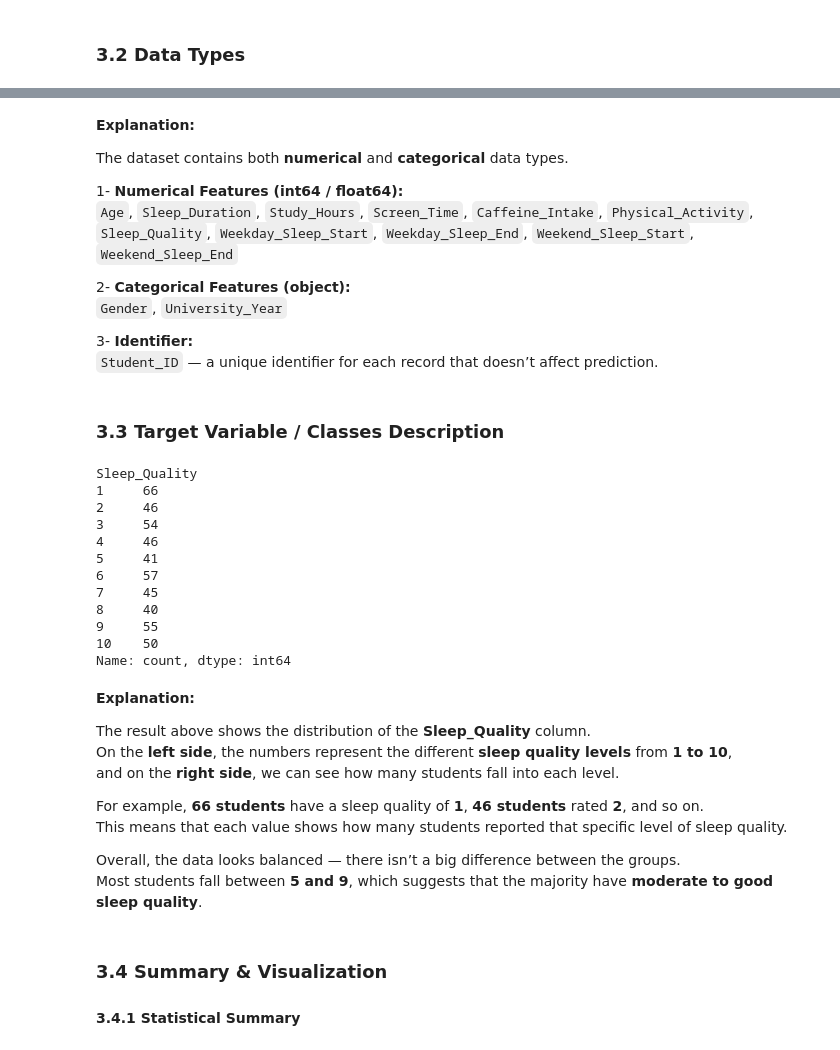
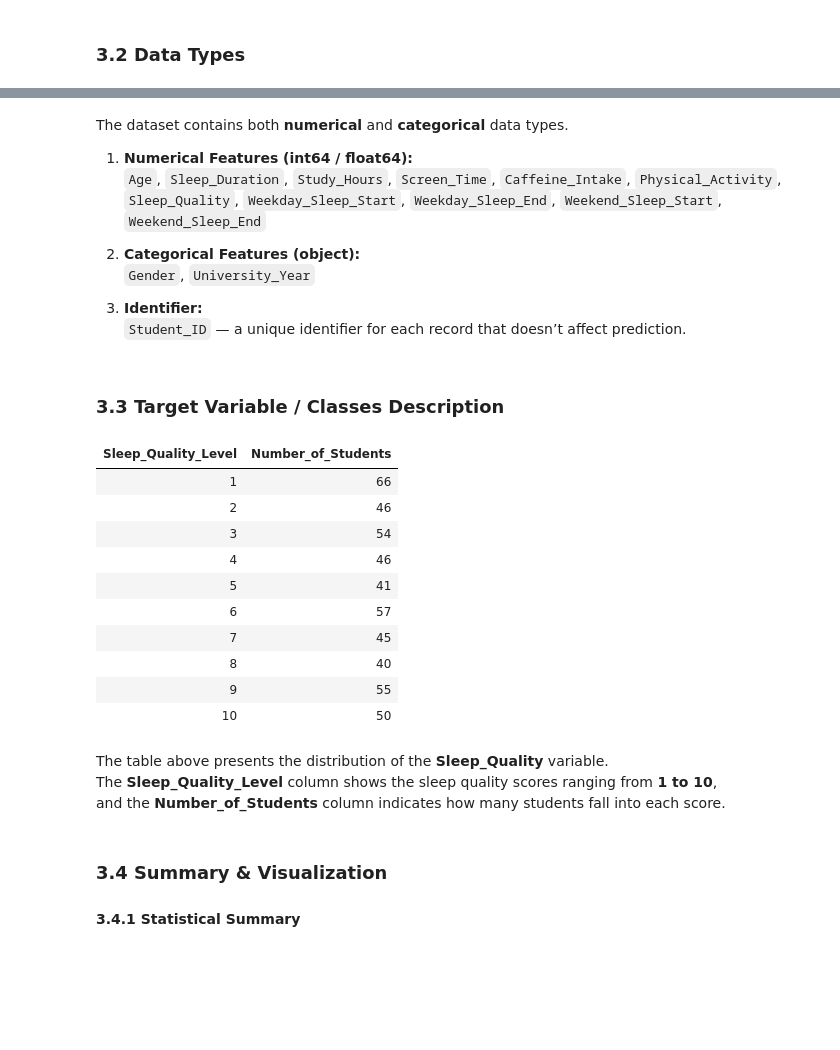
Before and after one commit to sultanahAL/SWE485-Group2, a Jupyter notebook: Phase1_Data_Exploration.ipynb, the cells around one changed output, grey strips where cells are left out. Cells and saved outputs as stored; diff of their text form; code cells hidden in the pictures; blank space fills up the shorter version.

```diff
--- a/Phase1_Data_Exploration.ipynb
+++ b/Phase1_Data_Exploration.ipynb
@@ -82,46 +112,43 @@ dtype: object
 # %% [markdown]
-**Explanation:**
-
 The dataset contains both **numerical** and **categorical** data types.
 
-1- **Numerical Features (int64 / float64):**
+1. **Numerical Features (int64 / float64):**
   `Age`, `Sleep_Duration`, `Study_Hours`, `Screen_Time`, `Caffeine_Intake`, `Physical_Activity`,
   `Sleep_Quality`, `Weekday_Sleep_Start`, `Weekday_Sleep_End`, `Weekend_Sleep_Start`, `Weekend_Sleep_End`
 
-2- **Categorical Features (object):**
+2. **Categorical Features (object):**
   `Gender`, `University_Year`
 
-3- **Identifier:**
+3. **Identifier:**
   `Student_ID` — a unique identifier for each record that doesn’t affect prediction.
 # %% [markdown]
 ### 3.3 Target Variable / Classes Description
 # %%
-df['Sleep_Quality'].value_counts().sort_index()
+import pandas as pd
+df = pd.read_csv("Dataset/student_sleep_patterns.csv")
+
+table = pd.DataFrame({
+    "Sleep_Quality_Level": sorted(df["Sleep_Quality"].unique()),
+    "Number_of_Students": df["Sleep_Quality"].value_counts().sort_index().values
+})
+
+display(table.style.hide(axis="index"))
 # %% [output]
-Sleep_Quality
-1     66
-2     46
-3     54
-4     46
-5     41
-6     57
-7     45
-8     40
-9     55
-10    50
-Name: count, dtype: int64
+| Sleep_Quality_Level | Number_of_Students |
+| 1 | 66 |
+| 2 | 46 |
+| 3 | 54 |
+| 4 | 46 |
+| 5 | 41 |
+| 6 | 57 |
+| 7 | 45 |
+| 8 | 40 |
+| 9 | 55 |
+| 10 | 50 |
 # %% [markdown]
-**Explanation:**
-
-The result above shows the distribution of the **Sleep_Quality** column.
-On the **left side**, the numbers represent the different **sleep quality levels** from **1 to 10**,
-and on the **right side**, we can see how many students fall into each level.
-
-For example, **66 students** have a sleep quality of **1**, **46 students** rated **2**, and so on.
-This means that each value shows how many students reported that specific level of sleep quality.
-
-Overall, the data looks balanced — there isn’t a big difference between the groups.
-Most students fall between **5 and 9**, which suggests that the majority have **moderate to good sleep quality**.
+The table above presents the distribution of the **Sleep_Quality** variable.
+The **Sleep_Quality_Level** column shows the sleep quality scores ranging from **1 to 10**,
+and the **Number_of_Students** column indicates how many students fall into each score.
 # %% [markdown]
 ### 3.4 Summary & Visualization
 #### 3.4.1 Statistical Summary
```
Also changed, not shown: parts of 4 cells of this notebook.
